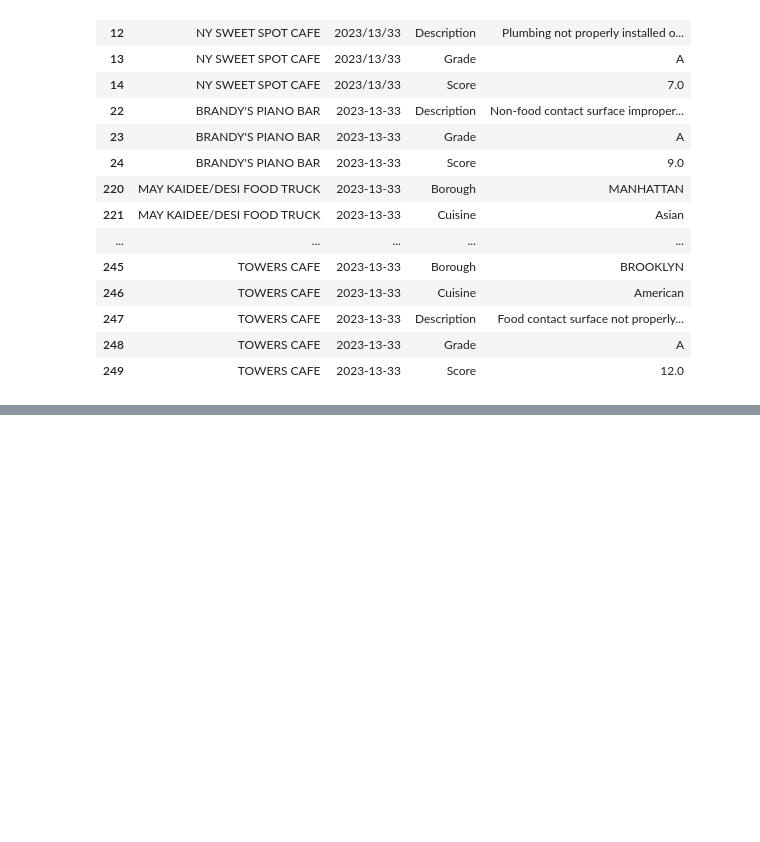
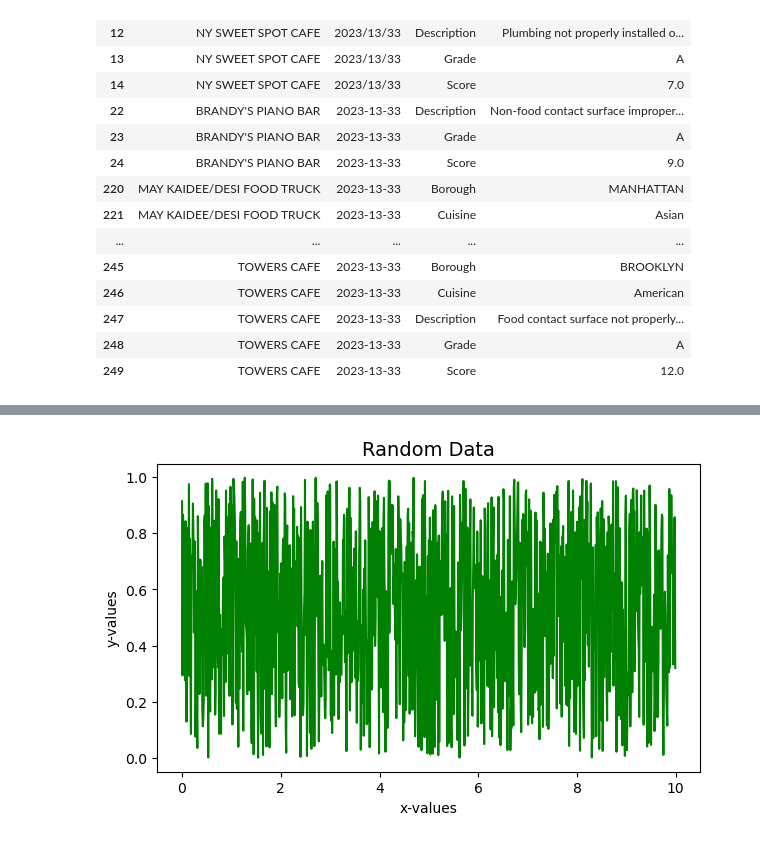
Before and after one commit to AnaMarcacini/CienciaDeDados, a Jupyter notebook: EstudoAnaP1_Pratica.ipynb, the cells around one changed output, grey strips where cells are left out. Saved outputs shown, nothing was run; the diff lists cells and outputs as text; code cells hidden in the pictures; blank space fills up the shorter version.

```diff
--- a/EstudoAnaP1_Pratica.ipynb
+++ b/EstudoAnaP1_Pratica.ipynb
@@ -1807,0 +3824,5 @@ inspecao[ ~ inspecao['Date'].apply(valida_data) ] # vendo datas erradas
+# %%
+df = pd.DataFrame()
+df['x-values'] = np.arange(0,10,0.01)
+df['y-values'] = np.random.sample(len(df))
+df.head()
@@ -1807,0 +3836,11 @@ inspecao[ ~ inspecao['Date'].apply(valida_data) ] # vendo datas erradas
+# %%
+plt.figure(figsize=(7,4))
+
+plt.plot('x-values', 'y-values', data=df, color='g', linestyle='-')
+# plt.plot(df['x-values'], df['y-values'], color='g', linestyle='-')
+plt.title('Random Data',fontsize=14)
+plt.xlabel('x-values')
+plt.ylabel('y-values')
+plt.show()
+# %% [output]
+[figure, added]
```
Also changed, not shown: parts of 260 cells of this notebook, 2 other files.
